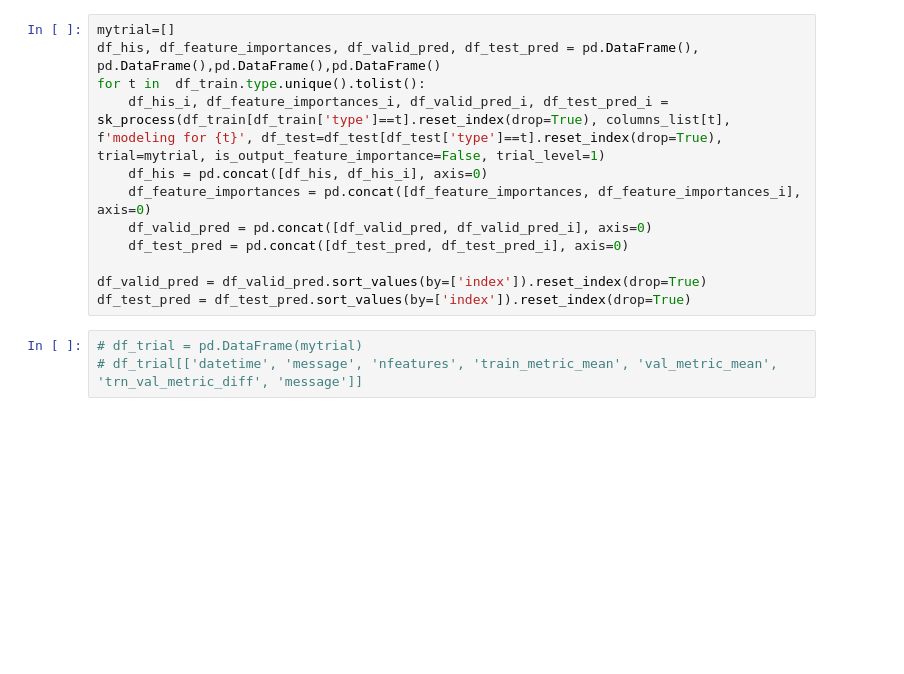
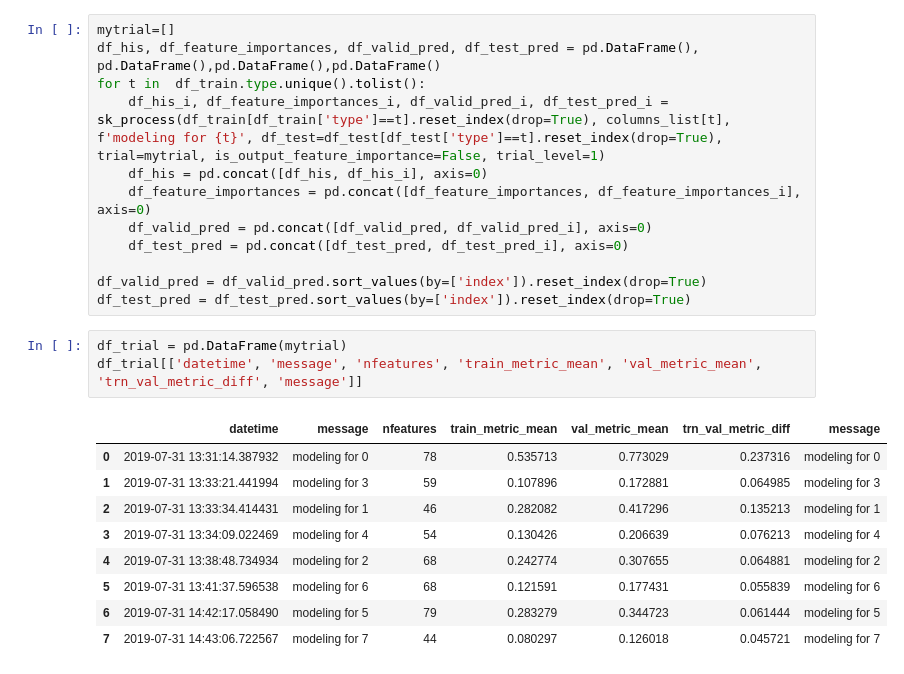
Before and after one commit to arhow/MolecularProperties, a Jupyter notebook: molecularproperties/select_features/process-queue-data2-kfold5.ipynb, the cells around one changed output. Cells and saved outputs as stored; diff of their text form; blank space fills up the shorter version.

Commit message:
no message

```diff
--- a/molecularproperties/select_features/process-queue-data2-kfold5.ipynb
+++ b/molecularproperties/select_features/process-queue-data2-kfold5.ipynb
@@ -197,8 +213,18 @@ for t in  df_train.type.unique().tolist():
 df_valid_pred = df_valid_pred.sort_values(by=['index']).reset_index(drop=True)
 df_test_pred = df_test_pred.sort_values(by=['index']).reset_index(drop=True)
 # %%
-# df_trial = pd.DataFrame(mytrial)
-# df_trial[['datetime', 'message', 'nfeatures', 'train_metric_mean', 'val_metric_mean', 'trn_val_metric_diff', 'message']]
+df_trial = pd.DataFrame(mytrial)
+df_trial[['datetime', 'message', 'nfeatures', 'train_metric_mean', 'val_metric_mean', 'trn_val_metric_diff', 'message']]
+# %% [output]
+|  | datetime | message | nfeatures | train_metric_mean | val_metric_mean | trn_val_metric_diff | message |
+| 0 | 2019-07-31 13:31:14.387932 | modeling for 0 | 78 | 0.535713 | 0.773029 | 0.237316 | modeling for 0 |
+| 1 | 2019-07-31 13:33:21.441994 | modeling for 3 | 59 | 0.107896 | 0.172881 | 0.064985 | modeling for 3 |
+| 2 | 2019-07-31 13:33:34.414431 | modeling for 1 | 46 | 0.282082 | 0.417296 | 0.135213 | modeling for 1 |
+| 3 | 2019-07-31 13:34:09.022469 | modeling for 4 | 54 | 0.130426 | 0.206639 | 0.076213 | modeling for 4 |
+| 4 | 2019-07-31 13:38:48.734934 | modeling for 2 | 68 | 0.242774 | 0.307655 | 0.064881 | modeling for 2 |
+| 5 | 2019-07-31 13:41:37.596538 | modeling for 6 | 68 | 0.121591 | 0.177431 | 0.055839 | modeling for 6 |
+| 6 | 2019-07-31 14:42:17.058490 | modeling for 5 | 79 | 0.283279 | 0.344723 | 0.061444 | modeling for 5 |
+| 7 | 2019-07-31 14:43:06.722567 | modeling for 7 | 44 | 0.080297 | 0.126018 | 0.045721 | modeling for 7 |
 # %%
 print(mean_absolute_error(df_valid_pred.sort_values(by=['index']).reset_index(drop=True).predict.values, df_train.reset_index(drop=True).y.values))
 for t in df_train.type.unique().tolist():
```
Also changed, not shown: parts of 11 cells of this notebook, 1 other file.
